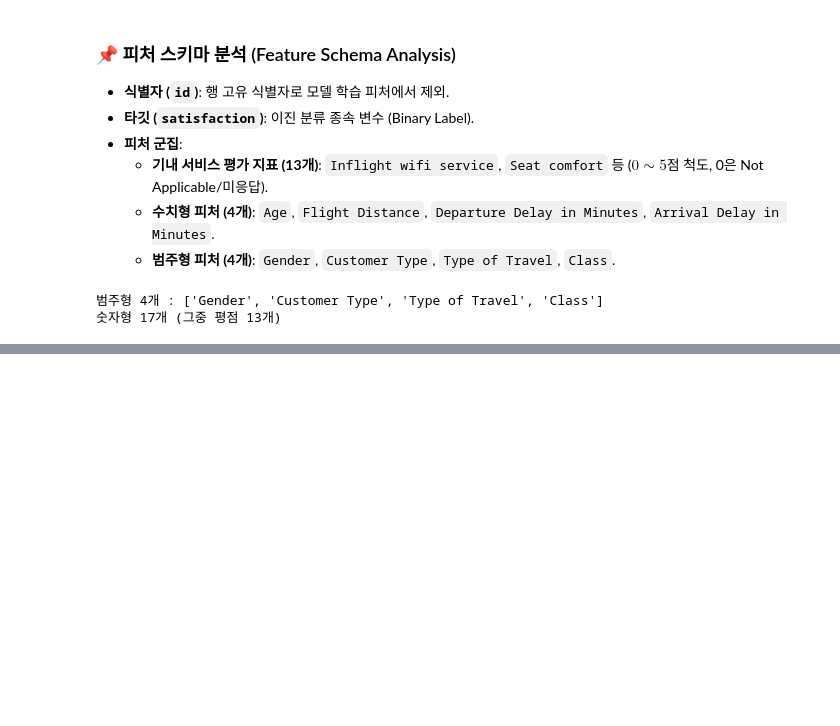
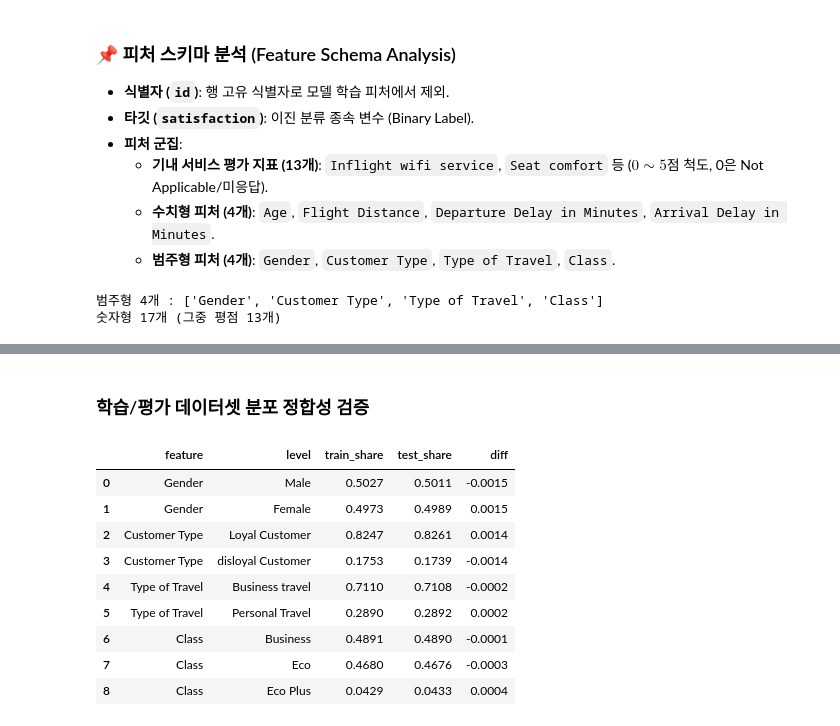
Before and after one commit to bryjna07/Kaggle_Airline_Satisfaction, a Jupyter notebook: notebooks/01_eda.ipynb, the cells around one changed output, grey strips where cells are left out. Drawn from its saved outputs; the diff is of its cells as text; code cells hidden in the pictures; blank space fills up the shorter version.

```diff
--- a/notebooks/01_eda.ipynb
+++ b/notebooks/01_eda.ipynb
@@ -165,0 +248,24 @@ print(f"숫자형 {len(NUM_COLS)}개 (그중 평점 {len(RATING_COLS)}개)")
+# %% [markdown]
+### 학습/평가 데이터셋 분포 정합성 검증
+# %%
+rows = []
+for col in CAT_COLS:
+    tr_share = train[col].value_counts(normalize=True)
+    te_share = test[col].value_counts(normalize=True)
+    for level in tr_share.index:
+        rows.append({"feature": col, "level": level,
+                     "train_share": tr_share[level], "test_share": te_share.get(level, 0.0)})
+share_table = pd.DataFrame(rows)
+share_table["diff"] = share_table["test_share"] - share_table["train_share"]
+share_table.round(4)
+# %% [output]
+|  | feature | level | train_share | test_share | diff |
+| 0 | Gender | Male | 0.5027 | 0.5011 | -0.0015 |
+| 1 | Gender | Female | 0.4973 | 0.4989 | 0.0015 |
+| 2 | Customer Type | Loyal Customer | 0.8247 | 0.8261 | 0.0014 |
+| 3 | Customer Type | disloyal Customer | 0.1753 | 0.1739 | -0.0014 |
+| 4 | Type of Travel | Business travel | 0.7110 | 0.7108 | -0.0002 |
+| 5 | Type of Travel | Personal Travel | 0.2890 | 0.2892 | 0.0002 |
+| 6 | Class | Business | 0.4891 | 0.4890 | -0.0001 |
+| 7 | Class | Eco | 0.4680 | 0.4676 | -0.0003 |
+| 8 | Class | Eco Plus | 0.0429 | 0.0433 | 0.0004 |
```
Also changed, not shown: parts of 12 cells of this notebook.
